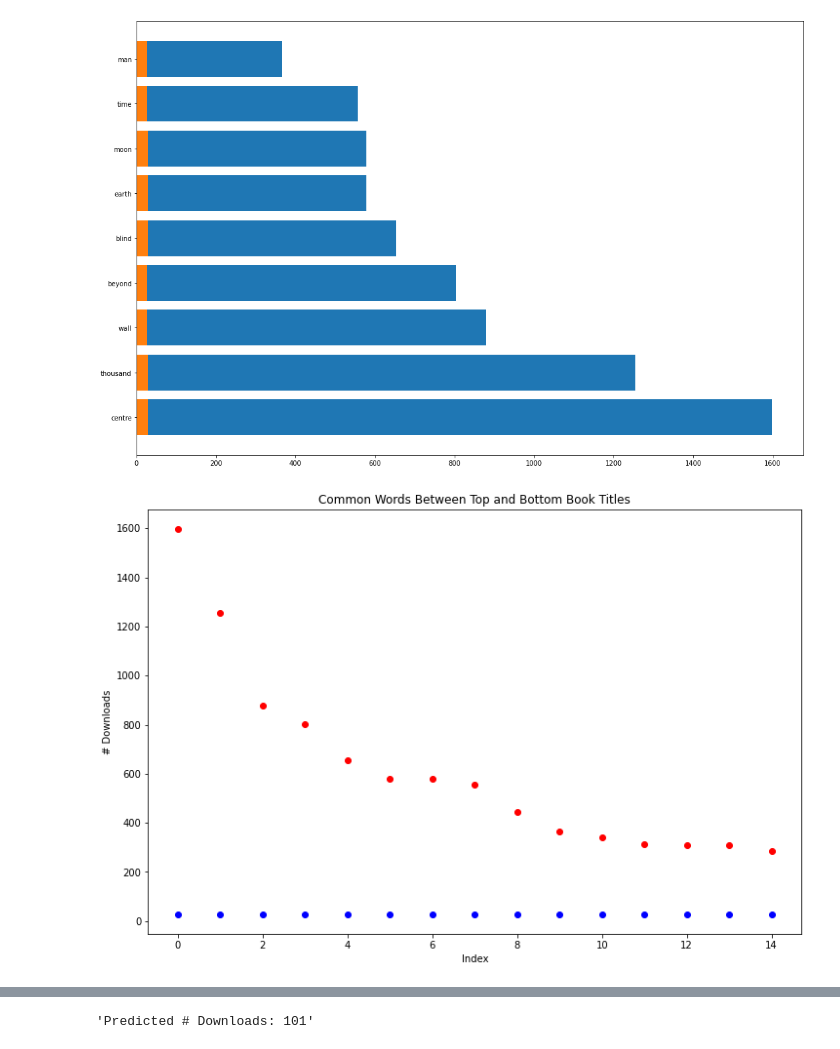
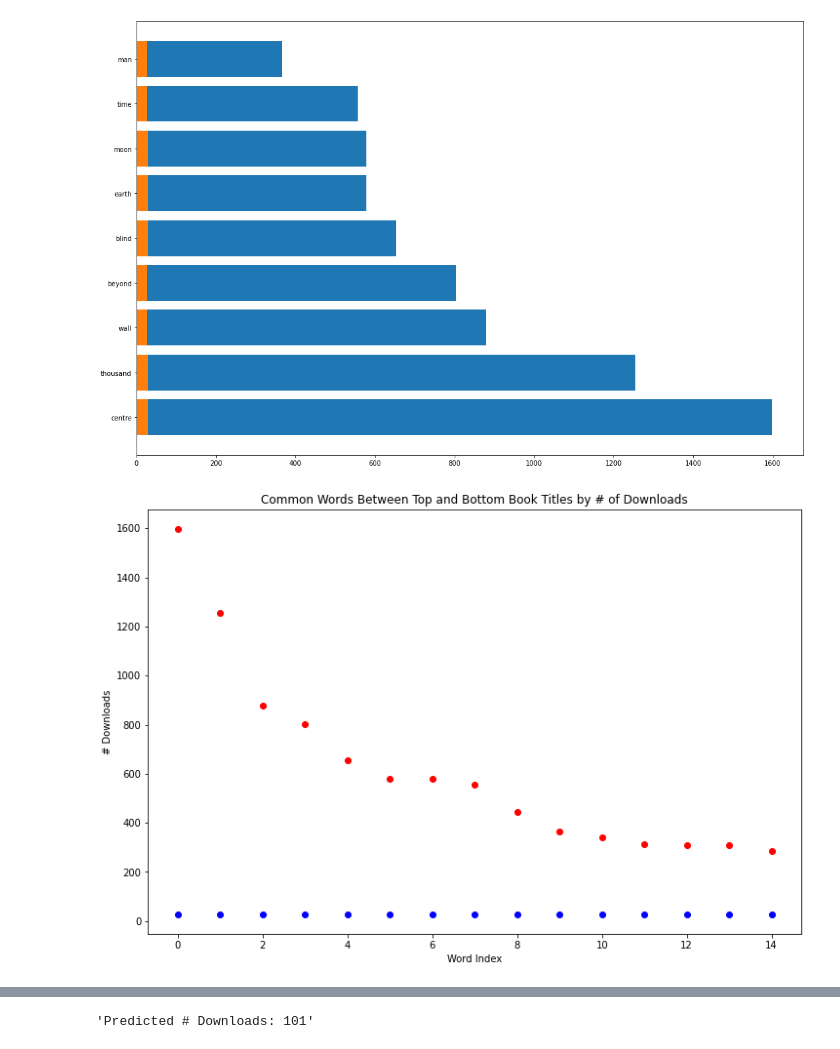
Before and after one commit to clay-jones/datamining_project, a Jupyter notebook: Title_Based_Download_Prediction.ipynb, the cells around one changed output, grey strips where cells are left out. Cells and saved outputs as stored; diff of their text form; code cells hidden in the pictures.

```diff
--- a/Title_Based_Download_Prediction.ipynb
+++ b/Title_Based_Download_Prediction.ipynb
@@ -585,10 +608,10 @@ plt.show()
 # %%
 plt.figure(figsize=(12,8))
 plt.scatter(common_words.index, common_words.Top_Downloads, color='r')
 plt.scatter(common_words.index, common_words.Bottom_Downloads, color='b')
-plt.title('Common Words Between Top and Bottom Book Titles')
-plt.xlabel('Index')
+plt.title('Common Words Between Top and Bottom Book Titles by # of Downloads')
+plt.xlabel('Word Index')
 plt.ylabel('# Downloads')
 plt.show()
 # %% [output]
-[figure, old version]
+[figure, new version]
```
Also changed, not shown: parts of 5 cells of this notebook.
